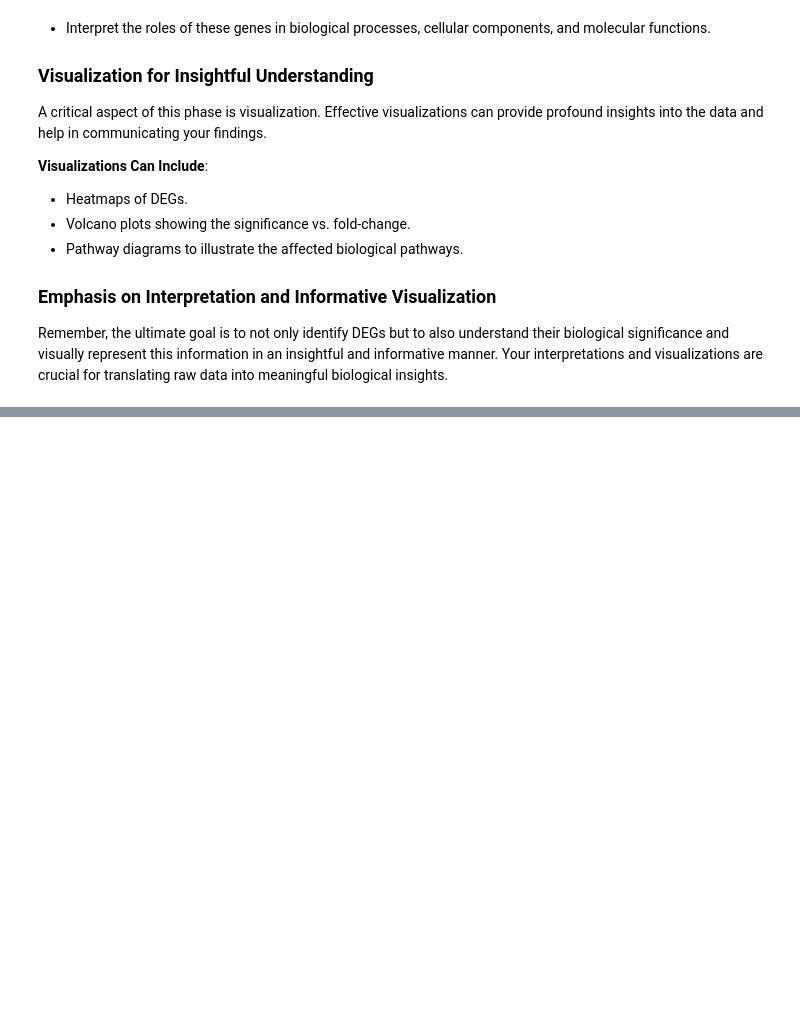
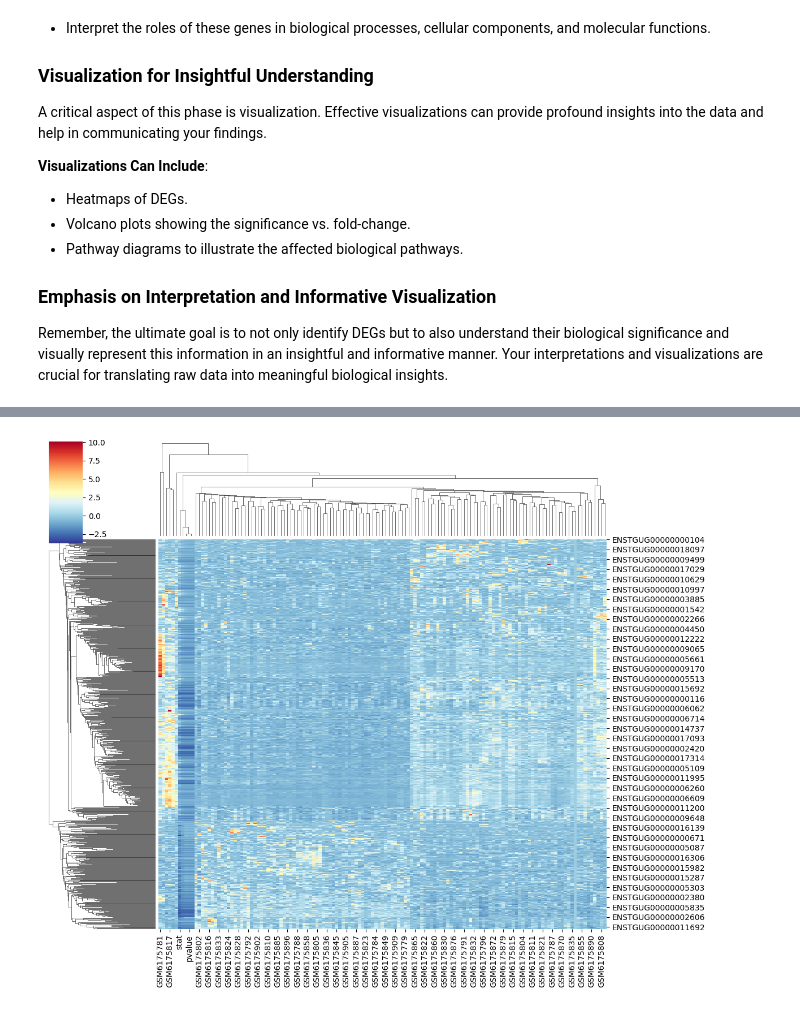
Before and after one commit to AliRahmizad/BioInformaticsCourseProject, a Jupyter notebook: tasks/the-songbird-study/SongBirdStudy.ipynb, the cells around one changed output, grey strips where cells are left out. Saved outputs shown, nothing was run; the diff lists cells and outputs as text; code cells hidden in the pictures; blank space fills up the shorter version.

```diff
--- a/tasks/the-songbird-study/SongBirdStudy.ipynb
+++ b/tasks/the-songbird-study/SongBirdStudy.ipynb
@@ -730,0 +926,8 @@ inference = DefaultInference(n_cpus=8)
+# %%
+mod.rename_axis('Gene_ID', inplace=True)
+dds_mod = dds[:, mod.index]
+new_df = pd.DataFrame(dds_mod.layers['replace_cooks'].T, index=dds_mod.var_names, columns=dds_mod.obs_names)
+new_df = new_df.dropna(how='any')
+new_df.replace([np.inf, -np.inf], np.nan).dropna(axis=1)
+
+#sns.clustermap(new_df, z_score=0)
@@ -782,0 +981,4 @@ Remember, the ultimate goal is to not only identify DEGs but to also understand
+# %%
+ng_T = no_garbage.T
+merged = pd.merge(ng_T, mod, left_index=True, right_index=True)
+merged
@@ -782,0 +999,4 @@ Remember, the ultimate goal is to not only identify DEGs but to also understand
+# %%
+ax = sns.clustermap(merged, z_score=0, cmap = 'RdYlBu_r', figsize=(12,10))
+# %% [output]
+[figure, added]
```
Also changed, not shown: parts of 27 cells of this notebook.
